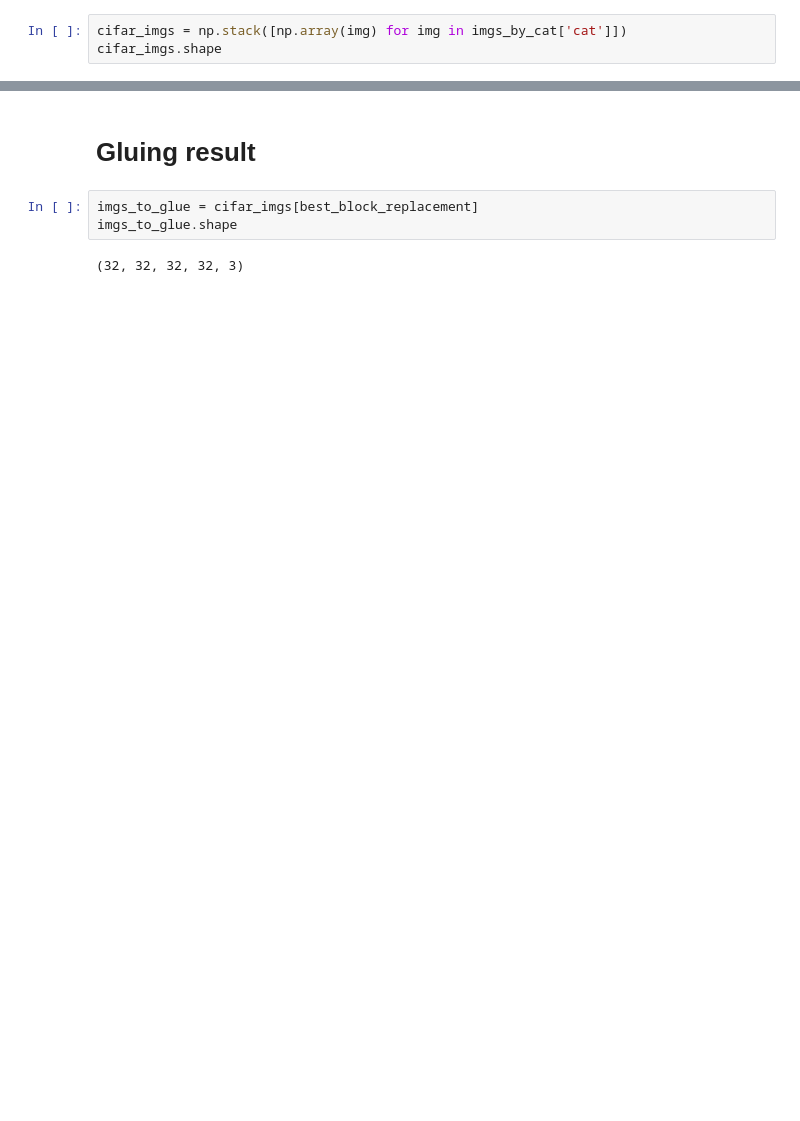
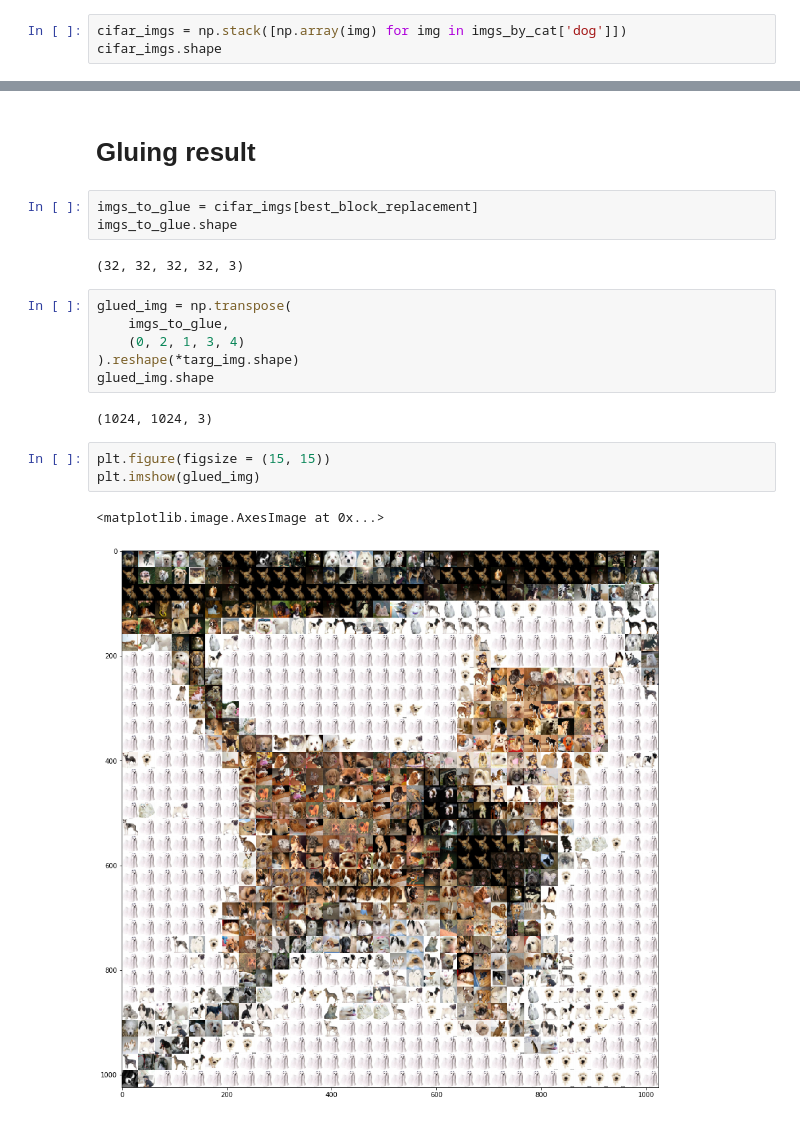
Before and after one commit to rodgzilla/image_gluing, a Jupyter notebook: notebooks/gluing_pictures.ipynb, the cells around one changed output, grey strips where cells are left out. Drawn from its saved outputs; the diff is of its cells as text; blank space fills up the shorter version.

```diff
--- a/notebooks/gluing_pictures.ipynb
+++ b/notebooks/gluing_pictures.ipynb
@@ -155,7 +155,7 @@ Now that we have the mean components for each block of the target image, lets co
 
 First, we select a category and compute the statistics for each image in this category. For now let's only work with cat images because kawaii.
 # %%
-cifar_imgs = np.stack([np.array(img) for img in imgs_by_cat['cat']])
+cifar_imgs = np.stack([np.array(img) for img in imgs_by_cat['dog']])
 cifar_imgs.shape
 # %% [output]
 (6000, 32, 32, 3)
@@ -205,3 +205,17 @@ imgs_to_glue = cifar_imgs[best_block_replacement]
 imgs_to_glue.shape
 # %% [output]
 (32, 32, 32, 32, 3)
+# %%
+glued_img = np.transpose(
+    imgs_to_glue,
+    (0, 2, 1, 3, 4)
+).reshape(*targ_img.shape)
+glued_img.shape
+# %% [output]
+(1024, 1024, 3)
+# %%
+plt.figure(figsize = (15, 15))
+plt.imshow(glued_img)
+# %% [output]
+<matplotlib.image.AxesImage at 0x...>
+[figure, added]
```
Also changed, not shown: parts of 3 cells of this notebook.
